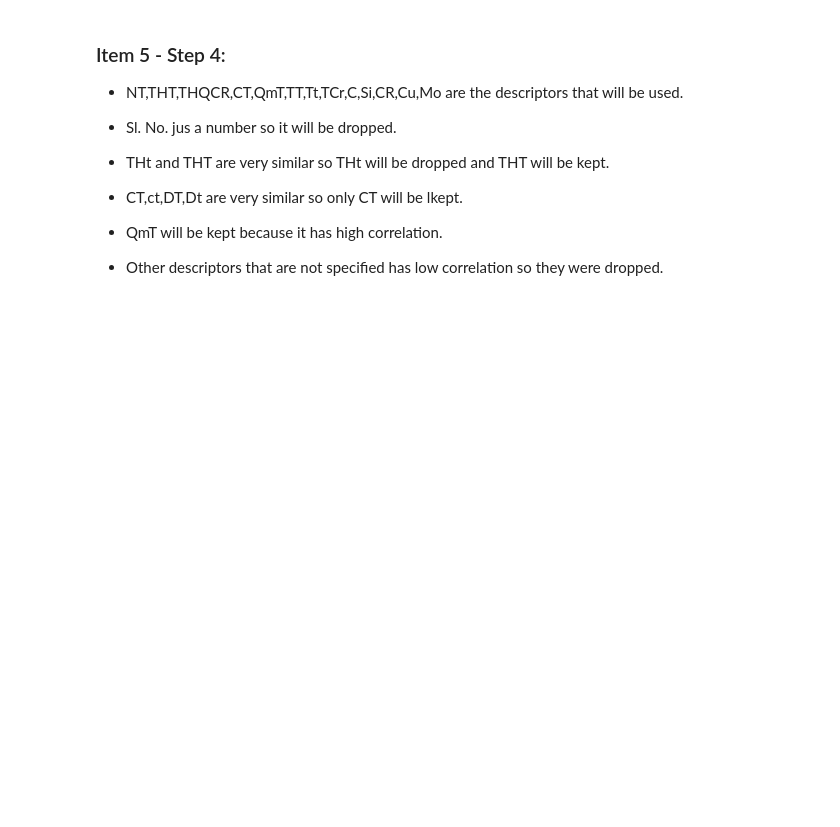
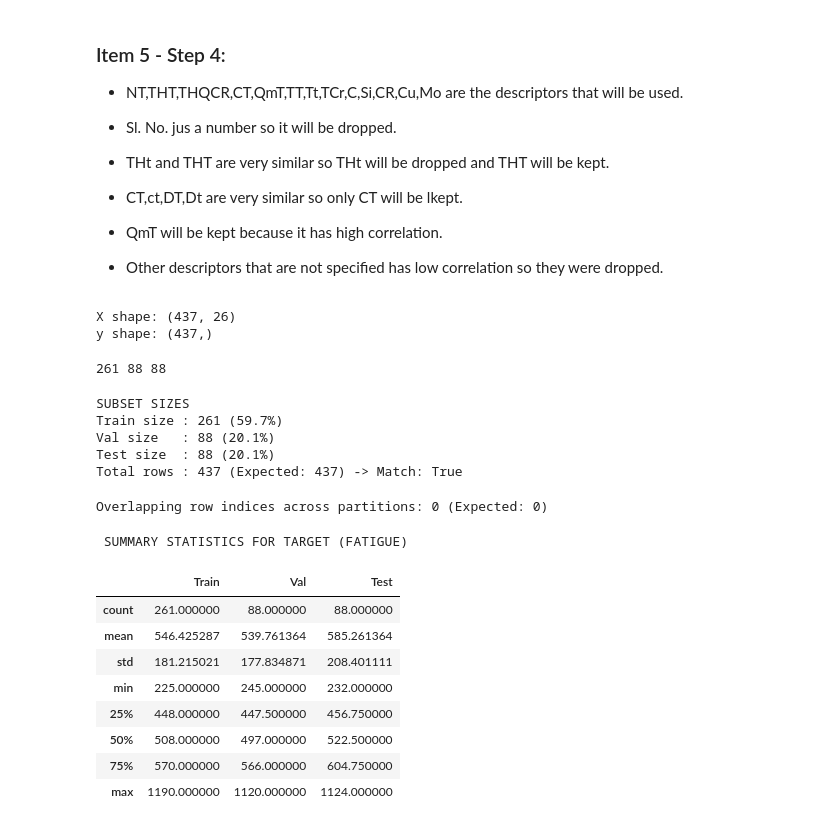
Before and after one commit to NecatBerkMeral/ME405HW1, a Jupyter notebook: ME405 HW1.ipynb, the cells around one changed output. Saved outputs shown, nothing was run; the diff lists cells and outputs as text; code cells hidden in the pictures; blank space fills up the shorter version.

Commit message:
Complete Item 6

```diff
--- a/ME405 HW1.ipynb
+++ b/ME405 HW1.ipynb
@@ -401,7 +401,54 @@ dtype: int64
 * QmT will be kept because it has high correlation.
 * Other descriptors that are not specified has low correlation so they were dropped.
 # %%
-!git add .
-!git commit -m "Complete Item 5 data exploration and descriptor screening"
-!git push
-!git status
+from sklearn.model_selection import train_test_split
+
+X = df_data.drop(columns=["Fatigue"])
+y= df_data["Fatigue"]
+
+print("X shape:", X.shape)
+print("y shape:", y.shape)
+# %% [output]
+X shape: (437, 26)
+y shape: (437,)
+# %%
+X_temp, X_test, y_temp, y_test = train_test_split(X, y, test_size=0.20, random_state=54, shuffle=True)
+X_train, X_val, y_train, y_val = train_test_split(X_temp, y_temp, test_size=0.25, random_state=54, shuffle=True)
+
+print(len(X_train), len(X_val), len(X_test))
+# %% [output]
+261 88 88
+# %%
+print("SUBSET SIZES")
+print(f"Train size : {len(X_train)} ({len(X_train)/len(X)*100:.1f}%)")
+print(f"Val size   : {len(X_val)} ({len(X_val)/len(X)*100:.1f}%)")
+print(f"Test size  : {len(X_test)} ({len(X_test)/len(X)*100:.1f}%)")
+total_rows = len(X_train) + len(X_val) + len(X_test)
+print(f"Total rows : {total_rows} (Expected: 437) -> Match: {total_rows == 437}")
+# %% [output]
+SUBSET SIZES
+Train size : 261 (59.7%)
+Val size   : 88 (20.1%)
+Test size  : 88 (20.1%)
+Total rows : 437 (Expected: 437) -> Match: True
+# %%
+train_idx, val_idx, test_idx = (set(X_train.index),set(X_val.index),set(X_test.index),)
+overlap = (train_idx & val_idx) | (train_idx & test_idx) | (val_idx & test_idx)
+print(f"Overlapping row indices across partitions: {len(overlap)} (Expected: 0)")
+# %% [output]
+Overlapping row indices across partitions: 0 (Expected: 0)
+# %%
+print("\n SUMMARY STATISTICS FOR TARGET (FATIGUE)")
+summary_df = pd.DataFrame({"Train": y_train.describe(), "Val": y_val.describe(), "Test": y_test.describe()})
+display(summary_df)
+# %% [output]
+ SUMMARY STATISTICS FOR TARGET (FATIGUE)
+|  | Train | Val | Test |
+| count | 261.000000 | 88.000000 | 88.000000 |
+| mean | 546.425287 | 539.761364 | 585.261364 |
+| std | 181.215021 | 177.834871 | 208.401111 |
+| min | 225.000000 | 245.000000 | 232.000000 |
+| 25% | 448.000000 | 447.500000 | 456.750000 |
+| 50% | 508.000000 | 497.000000 | 522.500000 |
+| 75% | 570.000000 | 566.000000 | 604.750000 |
+| max | 1190.000000 | 1120.000000 | 1124.000000 |
```
Also changed, not shown: parts of 1 cell of this notebook.
